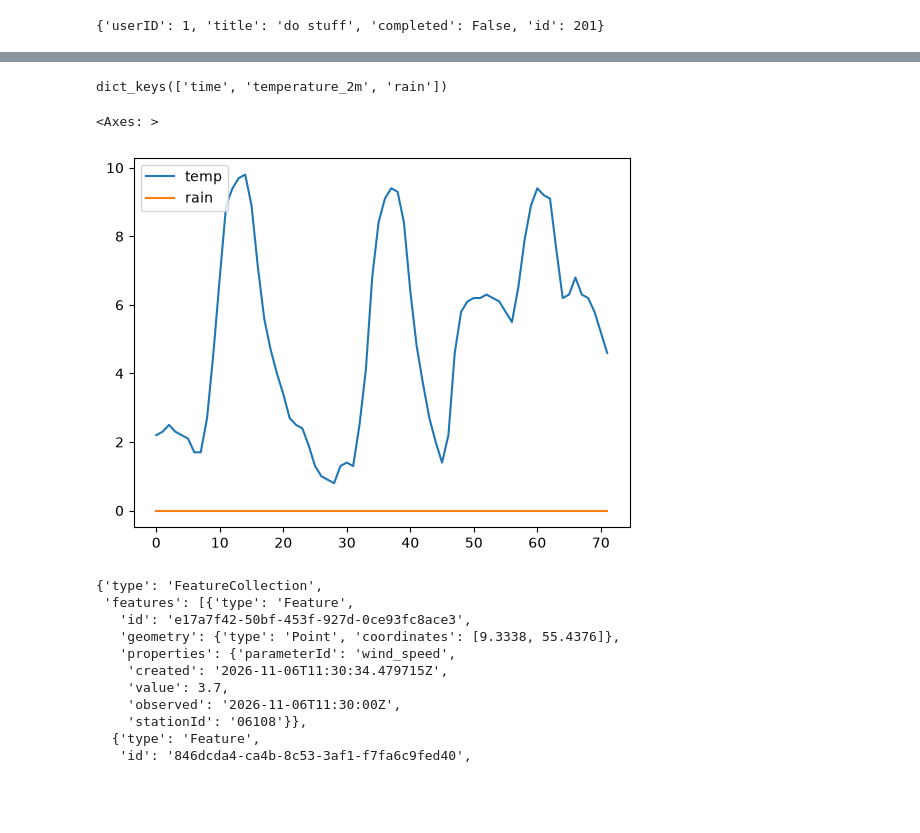
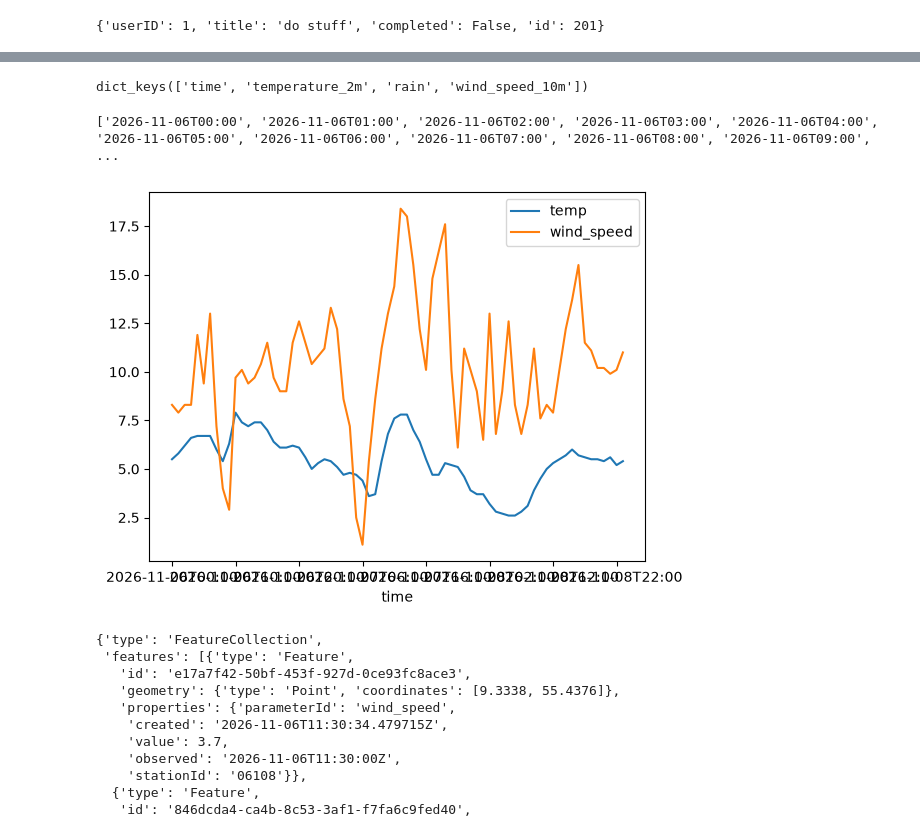
Before and after one commit to Flo-Sat/Weather_Forecast, a Jupyter notebook: Notebook.ipynb, the cells around one changed output, grey strips where cells are left out. Drawn from its saved outputs; the diff is of its cells as text; code cells hidden in the pictures; blank space fills up the shorter version.

```diff
--- a/Notebook.ipynb
+++ b/Notebook.ipynb
@@ -47,20 +47,21 @@ forecast = response.json()["hourly"]
 print(forecast.keys())
 time=forecast["time"]
 temp=forecast["temperature_2m"]
-rain=forecast["rain"]
+wind_speed=forecast["wind_speed_10m"]
 # %% [output]
-dict_keys(['time', 'temperature_2m', 'rain'])
+dict_keys(['time', 'temperature_2m', 'rain', 'wind_speed_10m'])
 # %%
 import pandas as pd
 df = pd.DataFrame({
     "time": time,
     "temp": temp,
-    "rain": rain
-    })
+    "wind_speed": wind_speed
+    }).set_index("time")
 df.plot()
+print(time)
 # %% [output]
-<Axes: >
+['2026-11-06T00:00', '2026-11-06T01:00', '2026-11-06T02:00', '2026-11-06T03:00', '2026-11-06T04:00', '2026-11-06T05:00', '2026-11-06T06:00', '2026-11-06T07:00', '2026-11-06T08:00', '2026-11-06T09:00', ...
-[figure, old version]
+[figure, new version]
 # %%
 # %% [output]
 {'type': 'FeatureCollection',
```
Also changed, not shown: parts of 1 cell of this notebook, 2 other files.
